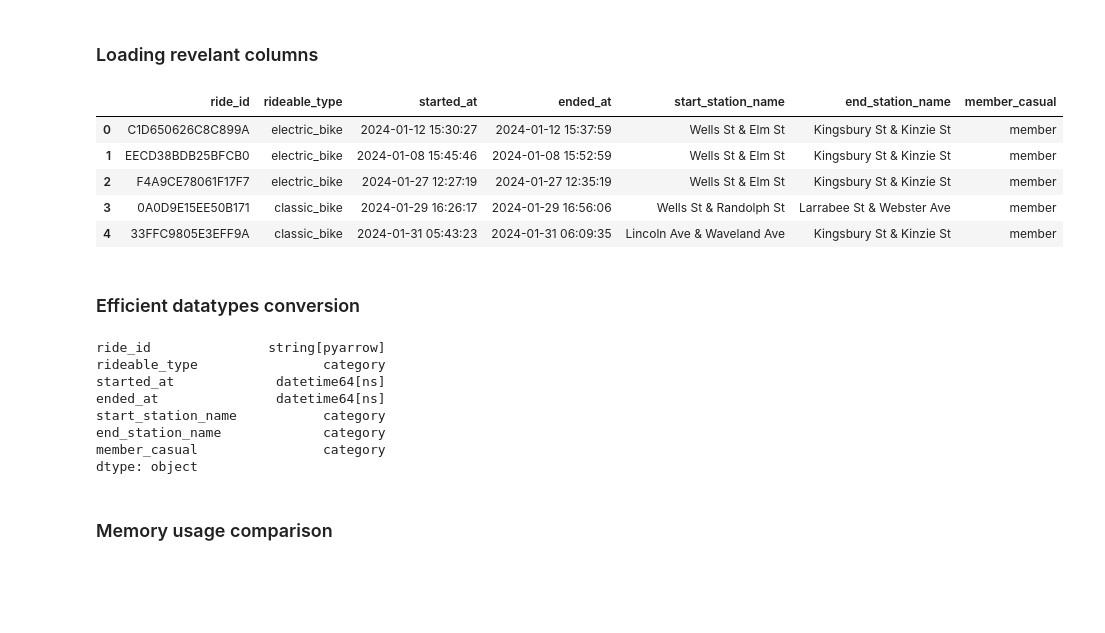
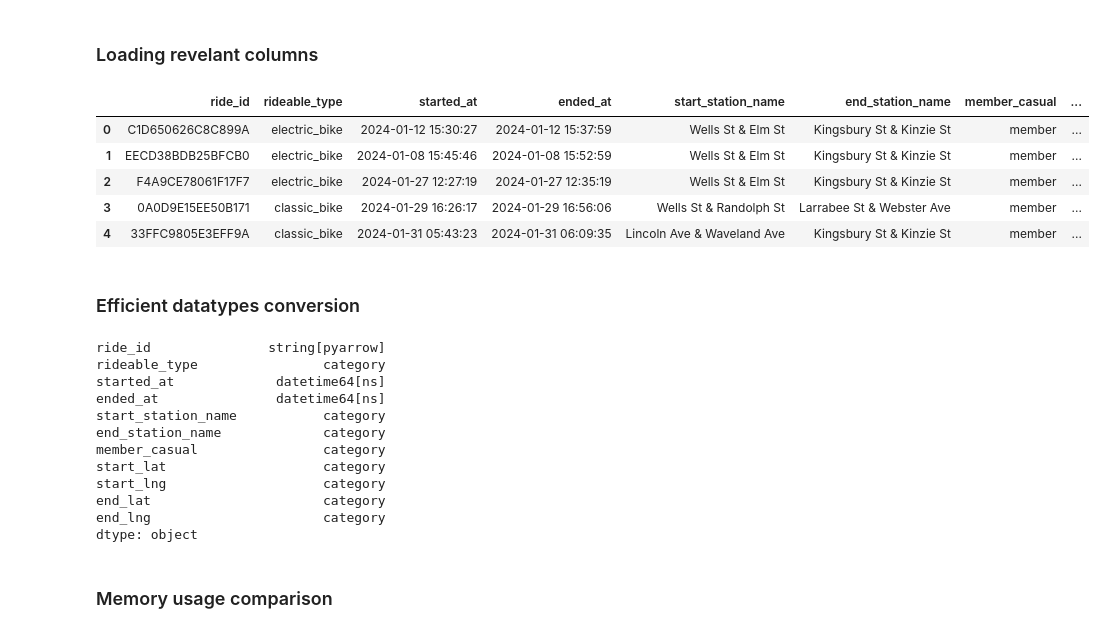
Before and after one commit to yakubszatkowski/Google-Data-Analytics-Project, a Jupyter notebook: main.ipynb, the cells around one changed output. Drawn from its saved outputs; the diff is of its cells as text; code cells hidden in the pictures; blank space fills up the shorter version.

```diff
--- a/main.ipynb
+++ b/main.ipynb
@@ -60,15 +60,15 @@ df.head()
 # %% [markdown]
 ### Loading revelant columns
 # %%
-revelant_cols_df = df[['ride_id', 'rideable_type', 'started_at', 'ended_at', 'start_station_name', 'end_station_name', 'member_casual']].copy()
+revelant_cols_df = df[['ride_id', 'rideable_type', 'started_at', 'ended_at', 'start_station_name', 'end_station_name', 'member_casual', 'start_lat', 'start_lng', 'end_lat', 'end_lng']].copy()
 revelant_cols_df.head()
 # %% [output]
-|  | ride_id | rideable_type | started_at | ended_at | start_station_name | end_station_name | member_casual |
-| 0 | C1D650626C8C899A | electric_bike | 2024-01-12 15:30:27 | 2024-01-12 15:37:59 | Wells St & Elm St | Kingsbury St & Kinzie St | member |
-| 1 | EECD38BDB25BFCB0 | electric_bike | 2024-01-08 15:45:46 | 2024-01-08 15:52:59 | Wells St & Elm St | Kingsbury St & Kinzie St | member |
-| 2 | F4A9CE78061F17F7 | electric_bike | 2024-01-27 12:27:19 | 2024-01-27 12:35:19 | Wells St & Elm St | Kingsbury St & Kinzie St | member |
-| 3 | 0A0D9E15EE50B171 | classic_bike | 2024-01-29 16:26:17 | 2024-01-29 16:56:06 | Wells St & Randolph St | Larrabee St & Webster Ave | member |
-| 4 | 33FFC9805E3EFF9A | classic_bike | 2024-01-31 05:43:23 | 2024-01-31 06:09:35 | Lincoln Ave & Waveland Ave | Kingsbury St & Kinzie St | member |
+|  | ride_id | rideable_type | started_at | ended_at | start_station_name | end_station_name | member_casual | ... |
+| 0 | C1D650626C8C899A | electric_bike | 2024-01-12 15:30:27 | 2024-01-12 15:37:59 | Wells St & Elm St | Kingsbury St & Kinzie St | member | ... |
+| 1 | EECD38BDB25BFCB0 | electric_bike | 2024-01-08 15:45:46 | 2024-01-08 15:52:59 | Wells St & Elm St | Kingsbury St & Kinzie St | member | ... |
+| 2 | F4A9CE78061F17F7 | electric_bike | 2024-01-27 12:27:19 | 2024-01-27 12:35:19 | Wells St & Elm St | Kingsbury St & Kinzie St | member | ... |
+| 3 | 0A0D9E15EE50B171 | classic_bike | 2024-01-29 16:26:17 | 2024-01-29 16:56:06 | Wells St & Randolph St | Larrabee St & Webster Ave | member | ... |
+| 4 | 33FFC9805E3EFF9A | classic_bike | 2024-01-31 05:43:23 | 2024-01-31 06:09:35 | Lincoln Ave & Waveland Ave | Kingsbury St & Kinzie St | member | ... |
 # %% [markdown]
 ### Efficient datatypes conversion
 # %%
@@ -79,7 +79,11 @@ schema = {
     'ended_at': 'datetime64[ns]',
     'start_station_name': 'category',
     'end_station_name': 'category',
-    'member_casual': 'category'
+    'member_casual': 'category',
+    'start_lat': 'category',
+    'start_lng': 'category',
+    'end_lat': 'category',
+    'end_lng': 'category'
 }
 
 cast_df = revelant_cols_df.astype(schema).copy()
@@ -92,6 +96,10 @@ ended_at               datetime64[ns]
 start_station_name           category
 end_station_name             category
 member_casual                category
+start_lat                    category
+start_lng                    category
+end_lat                      category
+end_lng                      category
 dtype: object
 # %% [markdown]
 ### Memory usage comparison
```
Also changed, not shown: parts of 37 cells of this notebook.
